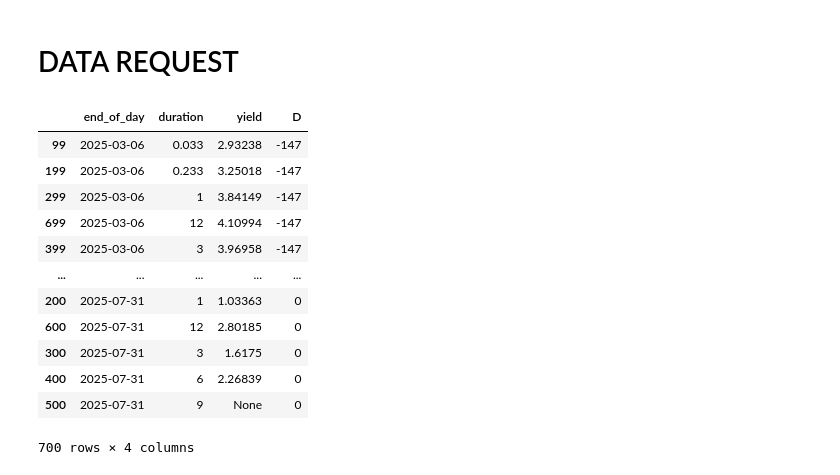
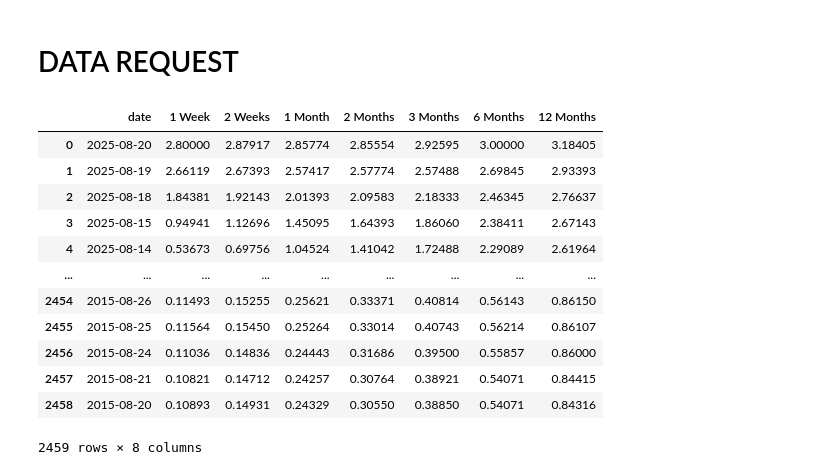
Before and after one commit to 0KeirLi0/EconomyAnalysis, a Jupyter notebook: notebook/YieldAnalysis/A01_YIeldDataDownload.ipynb, the cells around one changed output. Drawn from its saved outputs; the diff is of its cells as text; code cells hidden in the pictures.

```diff
--- a/notebook/YieldAnalysis/A01_YIeldDataDownload.ipynb
+++ b/notebook/YieldAnalysis/A01_YIeldDataDownload.ipynb
@@ -21,6 +5,0 @@ hibor_response = requests.get(hibor_url).json()
-# %%
-hibor_df = pd.DataFrame(hibor_response['result']['records'])
-# efbn_df = pd.DataFrame(efbn_response['result']['records'])
-
-hibor_df['end_of_day'] = pd.to_datetime(hibor_df['end_of_day'])
-# efbn_df['end_of_day'] = pd.to_datetime(efbn_df['end_of_day'])
@@ -51,16 +5,0 @@ melted_hibor['D']= (melted_hibor['end_of_day']-melted_hibor['end_of_day'][0]).dt
-# %%
-melted_hibor
-# %% [output]
-|  | end_of_day | duration | yield | D |
-| 99 | 2025-03-06 | 0.033 | 2.93238 | -147 |
-| 199 | 2025-03-06 | 0.233 | 3.25018 | -147 |
-| 299 | 2025-03-06 | 1 | 3.84149 | -147 |
-| 699 | 2025-03-06 | 12 | 4.10994 | -147 |
-| 399 | 2025-03-06 | 3 | 3.96958 | -147 |
-| ... | ... | ... | ... | ... |
-| 200 | 2025-07-31 | 1 | 1.03363 | 0 |
-| 600 | 2025-07-31 | 12 | 2.80185 | 0 |
-| 300 | 2025-07-31 | 3 | 1.6175 | 0 |
-| 400 | 2025-07-31 | 6 | 2.26839 | 0 |
-| 500 | 2025-07-31 | 9 | None | 0 |
-700 rows × 4 columns
@@ -66,0 +28,16 @@ melted_hibor
+# %%
+hibor_df
+# %% [output]
+|  | date | 1 Week | 2 Weeks | 1 Month | 2 Months | 3 Months | 6 Months | 12 Months |
+| 0 | 2025-08-20 | 2.80000 | 2.87917 | 2.85774 | 2.85554 | 2.92595 | 3.00000 | 3.18405 |
+| 1 | 2025-08-19 | 2.66119 | 2.67393 | 2.57417 | 2.57774 | 2.57488 | 2.69845 | 2.93393 |
+| 2 | 2025-08-18 | 1.84381 | 1.92143 | 2.01393 | 2.09583 | 2.18333 | 2.46345 | 2.76637 |
+| 3 | 2025-08-15 | 0.94941 | 1.12696 | 1.45095 | 1.64393 | 1.86060 | 2.38411 | 2.67143 |
+| 4 | 2025-08-14 | 0.53673 | 0.69756 | 1.04524 | 1.41042 | 1.72488 | 2.29089 | 2.61964 |
+| ... | ... | ... | ... | ... | ... | ... | ... | ... |
+| 2454 | 2015-08-26 | 0.11493 | 0.15255 | 0.25621 | 0.33371 | 0.40814 | 0.56143 | 0.86150 |
+| 2455 | 2015-08-25 | 0.11564 | 0.15450 | 0.25264 | 0.33014 | 0.40743 | 0.56214 | 0.86107 |
+| 2456 | 2015-08-24 | 0.11036 | 0.14836 | 0.24443 | 0.31686 | 0.39500 | 0.55857 | 0.86000 |
+| 2457 | 2015-08-21 | 0.10821 | 0.14712 | 0.24257 | 0.30764 | 0.38921 | 0.54071 | 0.84415 |
+| 2458 | 2015-08-20 | 0.10893 | 0.14931 | 0.24329 | 0.30550 | 0.38850 | 0.54071 | 0.84316 |
+2459 rows × 8 columns
```
Also changed, not shown: parts of 10 cells of this notebook, 5 other files.
